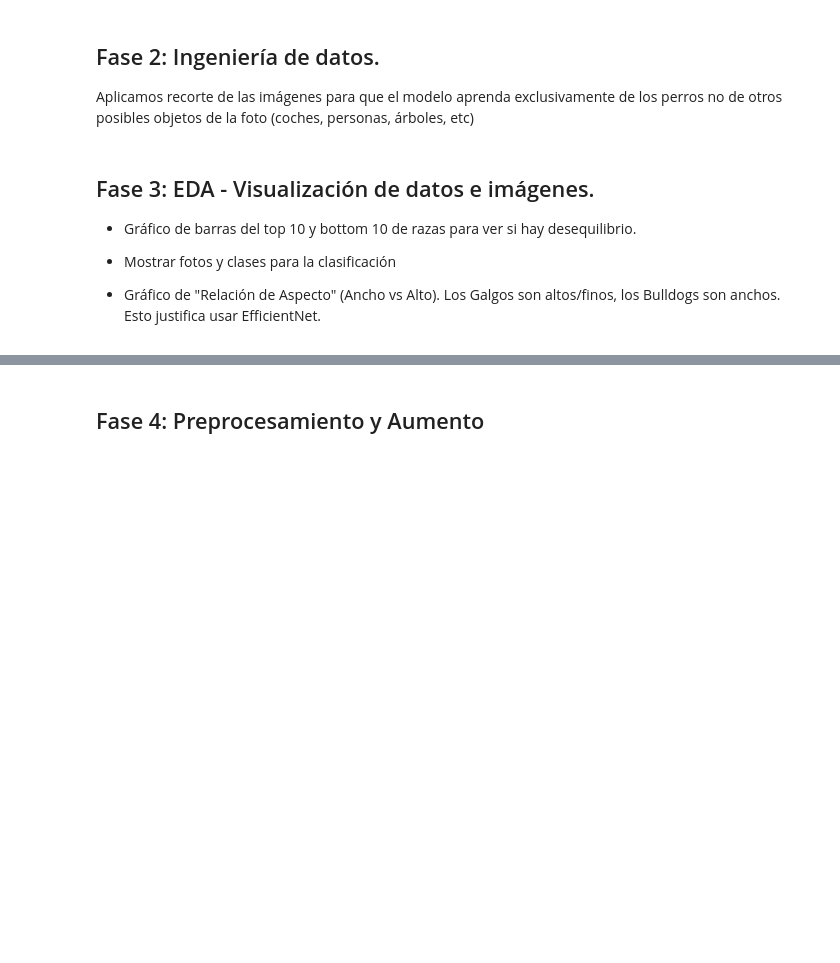
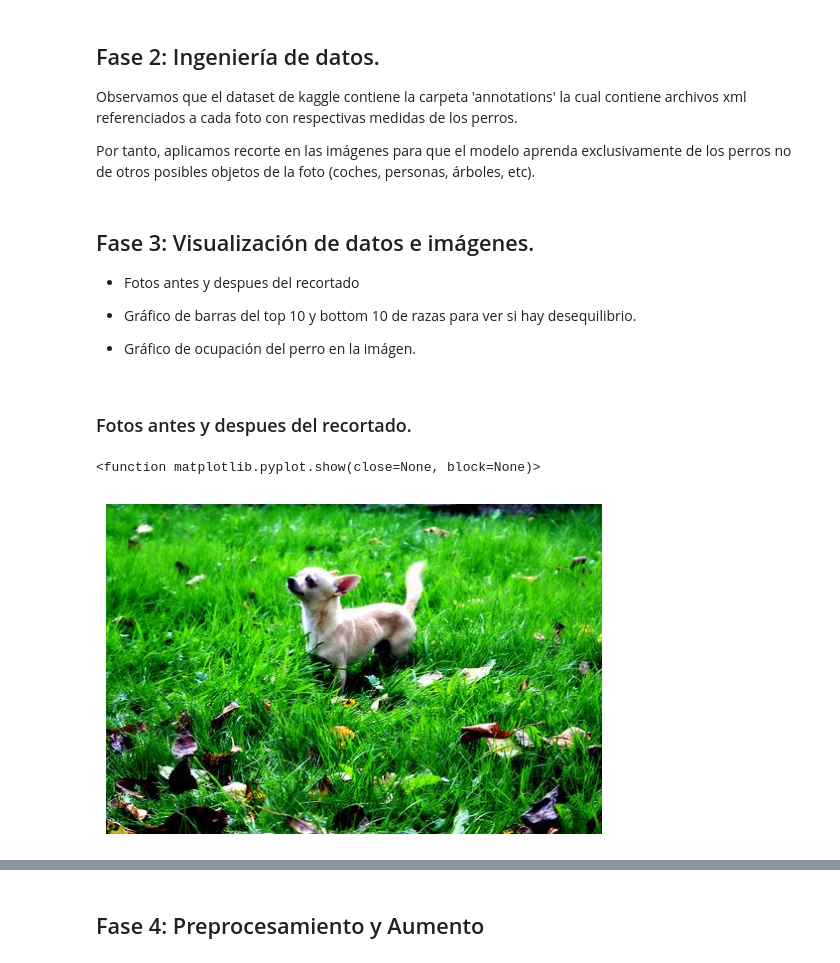
Before and after one commit to vjimgue/PawSense, a Jupyter notebook: modelo_prediccion_perros_pytorch.ipynb, the cells around one changed output, grey strips where cells are left out. Drawn from its saved outputs; the diff is of its cells as text; code cells hidden in the pictures; blank space fills up the shorter version.

Commit message:
Explicación de fases + creación de gráficas.

```diff
--- a/modelo_prediccion_perros_pytorch.ipynb
+++ b/modelo_prediccion_perros_pytorch.ipynb
@@ -38,5 +96,7 @@ if torch.cuda.is_available():
 # %% [markdown]
 ## Fase 2: Ingeniería de datos.
 
-Aplicamos recorte de las imágenes para que el modelo aprenda exclusivamente de los perros no de otros posibles objetos de la foto (coches, personas, árboles, etc)
+Observamos que el dataset de kaggle contiene la carpeta 'annotations' la cual contiene archivos xml referenciados a cada foto con respectivas medidas de los perros.
+
+Por tanto, aplicamos recorte en las imágenes para que el modelo aprenda exclusivamente de los perros no de otros posibles objetos de la foto (coches, personas, árboles, etc).
 # %%
@@ -106,10 +179,20 @@ for xmlpath in glob.glob(xml_pattern, recursive=True):
     except Exception as e:
         print(f"Saltando {xmlpath} por error: {e}")
 # %% [markdown]
-## Fase 3: EDA - Visualización de datos e imágenes.
+## Fase 3: Visualización de datos e imágenes.
+
+- Fotos antes y despues del recortado
 
 - Gráfico de barras del top 10 y bottom 10 de razas para ver si hay desequilibrio.
 
-- Mostrar fotos y clases para la clasificación
-
-- Gráfico de "Relación de Aspecto" (Ancho vs Alto). Los Galgos son altos/finos, los Bulldogs son anchos. Esto justifica usar EfficientNet.
+- Gráfico de ocupación del perro en la imágen.
+# %% [markdown]
+### Fotos antes y despues del recortado.
+# %%
+img_normal = Image.open(r"dataset_perros\images\Images\n02085620-Chihuahua\n02085620_275.jpg")
+plt.imshow(img_normal)
+plt.axis("off")
+plt.show
+# %% [output]
+<function matplotlib.pyplot.show(close=None, block=None)>
+[figure, added]
```
Also changed, not shown: parts of 14 cells of this notebook, 2 other files.
